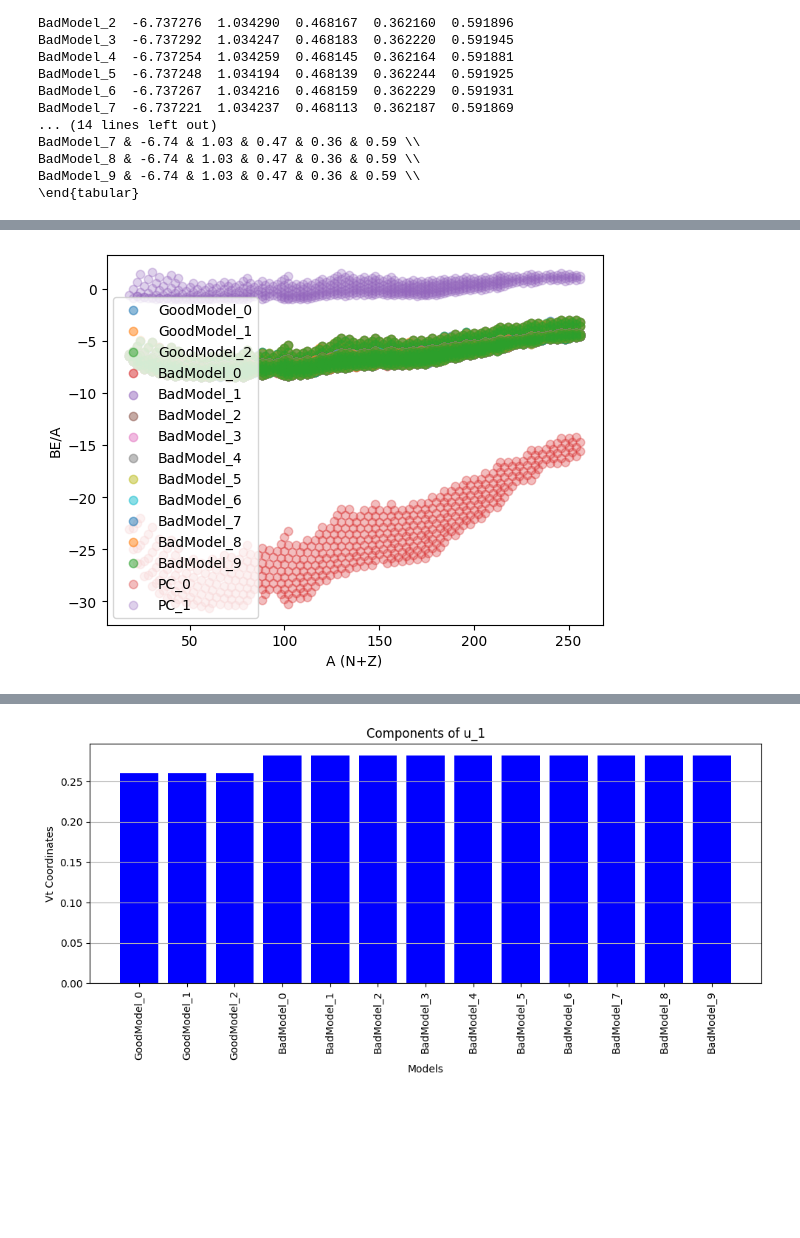
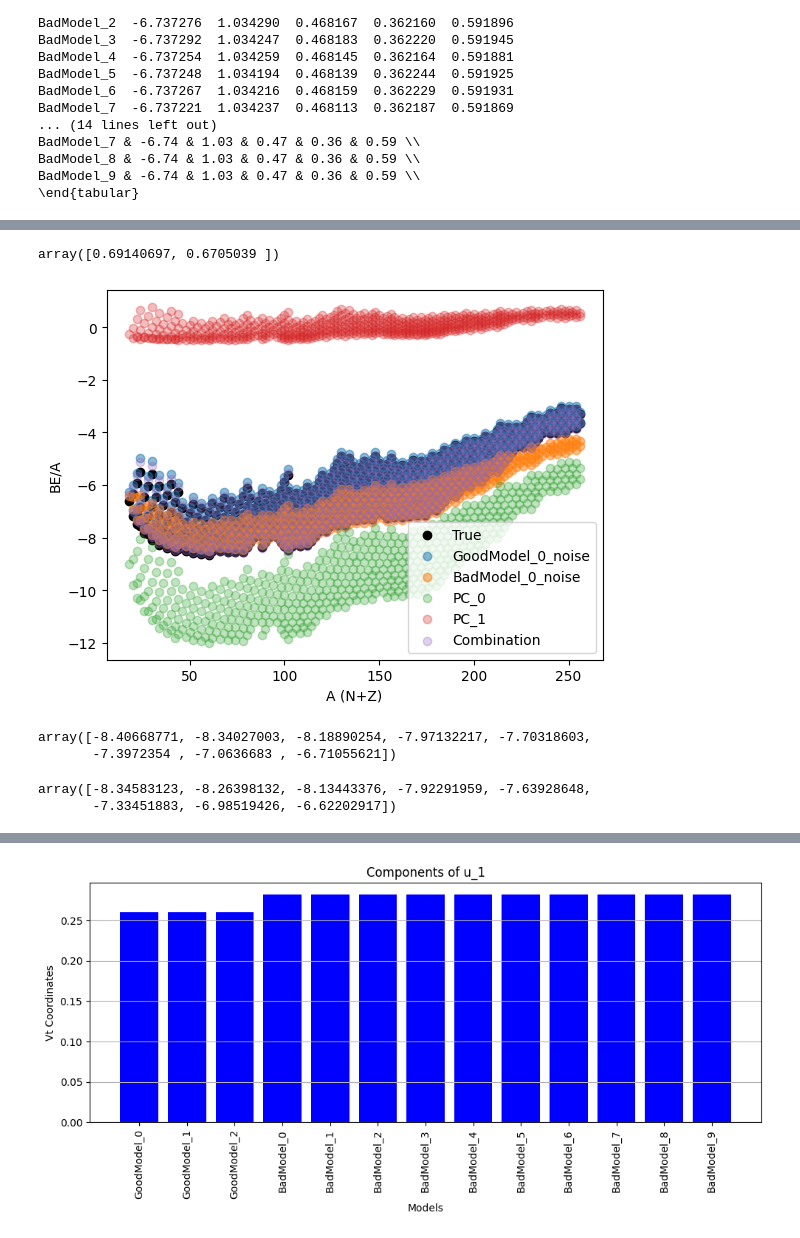
Before and after one commit to ascsn/ModelOrthogonalization, a Jupyter notebook: ToyExample/toymodelsExperiments.ipynb, the cells around one changed output, grey strips where cells are left out. Drawn from its saved outputs; the diff is of its cells as text; code cells hidden in the pictures; blank space fills up the shorter version.

Commit message:
1 bad model 1 good model added

```diff
--- a/ToyExample/toymodelsExperiments.ipynb
+++ b/ToyExample/toymodelsExperiments.ipynb
@@ -287,9 +287,3 @@ models_output_df = pd.DataFrame(models_output)
 models_output_df["N"] = input_NZ["N"]
 models_output_df["Z"] = input_NZ["Z"]
 models_output_df["A"] = models_output_df["N"] + models_output_df["Z"]
-# %%
-for key in models_output.keys():
-    plt.scatter(x = models_output_df["A"], y = models_output_df[key], label = key, alpha = 0.5)
-plt.legend()
-plt.savefig("Toy_raw.pdf", format="pdf", bbox_inches="tight")
-plt.show()
@@ -656,0 +791,19 @@ Vt_hat=np.array([Vt[i] for i in range(components_kept)])
+# %%
+X=np.copy(U_hat).T
+y=np.copy(masses_truth.tolist())
+# %%
+# 1) Find the least square solution
+X_T_X_inv = np.linalg.inv(X.dot(X.T))
+beta = X_T_X_inv.dot(X).dot(y)
+supermodel=X.T.dot(beta)
+
+# 2) Construct the covariance matrix
+residuals = y - supermodel
+sigma_squared = np.sum(residuals**2) / len(residuals)
+cov_matrix = sigma_squared * X_T_X_inv
+
+# 3) Make a corner plot
+samples = np.random.multivariate_normal(beta, cov_matrix, size=50000)
+figure = corner.corner(samples, labels=[f'a{i}' for i in range(1, len(beta) + 1)], truths=beta)
+
+plt.show()
@@ -657,26 +823,38 @@ Vt_hat=np.array([Vt[i] for i in range(components_kept)])
+# %%
+beta
+# %% [output]
+array([0.69140697, 0.6705039 ])
 # %%
 # for key in models_output.keys():
 #     plt.scatter(x = models_output_df["A"], y = models_output_df[key], label = key, alpha = 0.3)
 
 
-
+plt.scatter(x = models_output_df["A"], y = masses_truth.values[:,None], label = str("True"), color='k')
 
 
 
 for key in models_output.keys():
     plt.scatter(x = models_output_df["A"], y = models_output_df[key], label = key, alpha = 0.5)
 #
 
 
 # for i in range(components_kept):
-plt.scatter(x = models_output_df["A"], y = U_hat.T[0], label = str("PC_") + str(0), alpha = 0.3)
+plt.scatter(x = models_output_df["A"], y =U_hat.T[0], label = str("PC_") + str(0), alpha = 0.3)
 plt.scatter(x = models_output_df["A"], y = U_hat.T[1], label = str("PC_") + str(1), alpha = 0.3)
+
+
+# plt.scatter(x = models_output_df["A"], y = np.array([sum(beta_val * UList for beta_val, UList in zip(beta, U_hat.T))]), label = str("Combination"), alpha = 0.3)
+
+
+plt.scatter(x = models_output_df["A"], y = supermodel, label = str("Combination"), alpha = 0.3)
+
+
 plt.legend()
 
 plt.xlabel('A (N+Z)')
 
 plt.ylabel('BE/A')
 
 plt.show()
 # %% [output]
-[figure, old version]
+[figure, new version]
@@ -682,0 +871,10 @@ plt.show()
+# %%
+masses_truth_filtered
+# %% [output]
+array([-8.40668771, -8.34027003, -8.18890254, -7.97132217, -7.70318603,
+       -7.3972354 , -7.0636683 , -6.71055621])
+# %%
+Predictions_supermodel
+# %% [output]
+array([-8.34583123, -8.26398132, -8.13443376, -7.92291959, -7.63928648,
+       -7.33451883, -6.98519426, -6.62202917])
```
Also changed, not shown: parts of 49 cells of this notebook, 1 other file.
